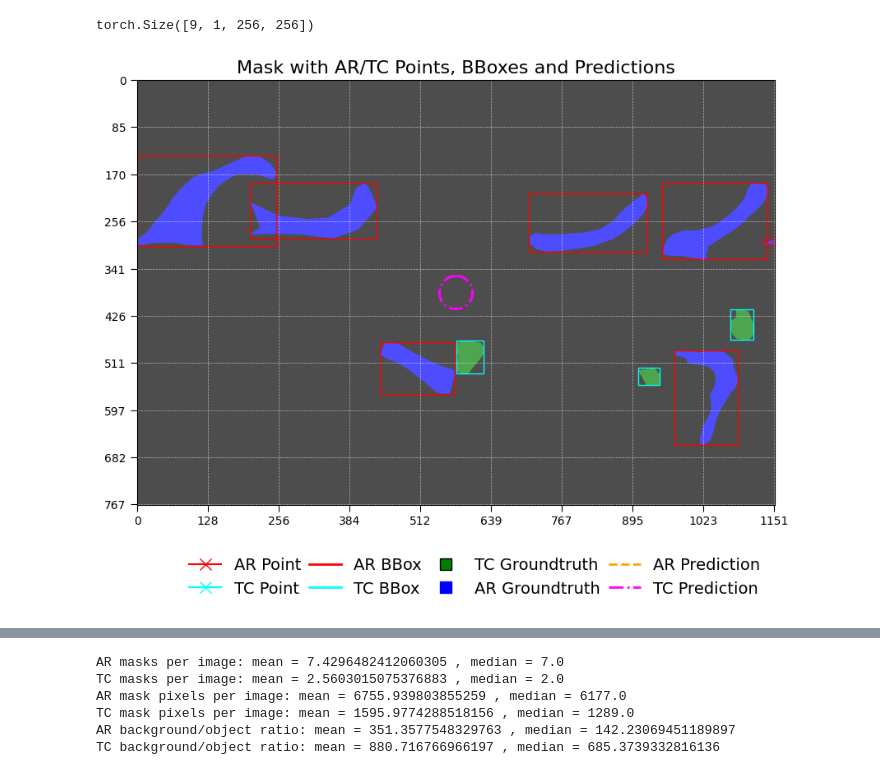
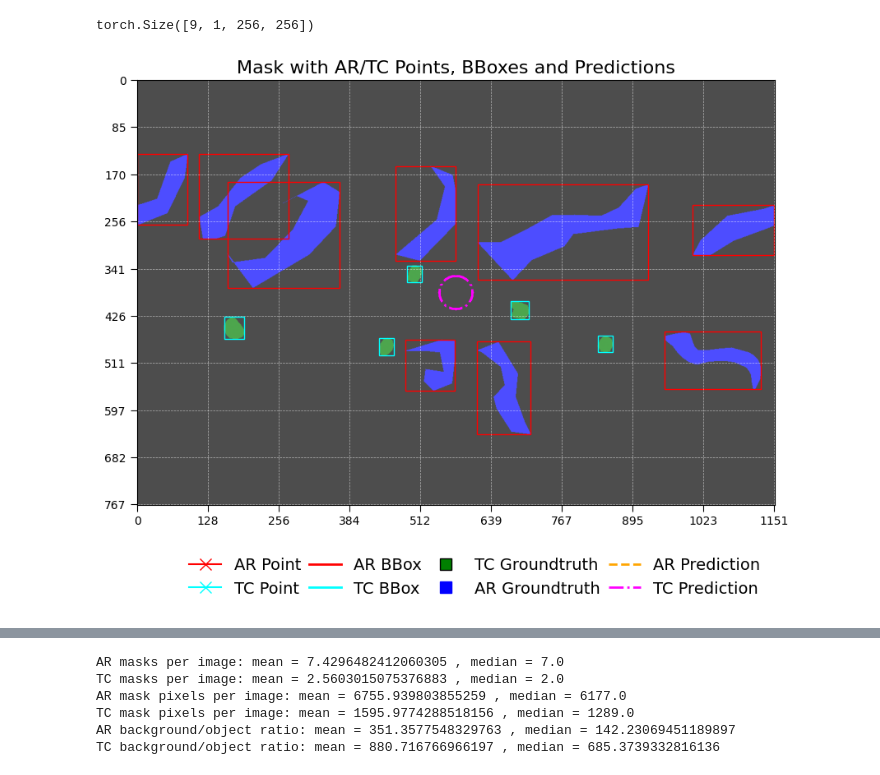
Before and after one commit to thangible/ClimateSAM, a Jupyter notebook: dataset_exploration.ipynb, the cells around one changed output, grey strips where cells are left out. Saved outputs shown, nothing was run; the diff lists cells and outputs as text; code cells hidden in the pictures.

```diff
--- a/dataset_exploration.ipynb
+++ b/dataset_exploration.ipynb
@@ -21,7 +21,7 @@ device, local_rank = setup_device_and_distributed(0)
 
 data_dir = "../data/"
 val_dataset = ClimateDataset(
-        data_dir=data_dir, train_flag=True, transforms=None
+        data_dir=data_dir, train_flag=True,
     )
 val_collate_fn = val_dataset.collate_fn
 debug_size = 10
@@ -44,7 +44,7 @@ def worker_init_fn(worker_id: int, base_seed: int, same_worker_seed: bool = True
 
 val_dataloader = DataLoader(
         dataset=val_dataset, batch_size=4, shuffle=False, num_workers=0,
-        drop_last=False, collate_fn=val_collate_fn
+        drop_last=False, collate_fn=val_collate_fn, worker_init_fn=partial(worker_init_fn, base_seed=3407)
     )
 # %% [output]
 Loading mean/std from ../data/mean_std.npy
@@ -87,7 +91,7 @@ import matplotlib.pyplot as plt
 from train_util import plot_mask_with_points_and_bbox
 from train_util import batch_to_cuda
 for val_step, batch in enumerate(val_dataloader):
-    batch = batch_to_cuda(batch, device)
+    # batch = batch_to_cuda(batch, device)
     ar_points = batch['ar_point_prompts'] #tuple of (list of (batch, num_points, 2) tensor or None, list of 1)
     tc_points = batch['tc_point_prompts'] #tuple of (list of (batch, num_points, 2) tensor or None, lsit of 1)
     ar_bbox = batch['ar_bbox_prompts']  # list of (batch, num_boxes, 1, 4) tensor or None
@@ -95,31 +99,31 @@ for val_step, batch in enumerate(val_dataloader):
     mask = batch['gt_mask']
 
     # if ar_points is not None:
     #     print(len(ar_bbox))
     #     print(ar_bbox)
     #     print(ar_bbox[0].shape)
     mask = mask[0]  # (H, W)
     ar_points_0 = batch['ar_point_prompts'][0]
     tc_points_0 = batch['tc_point_prompts'][0]
     ar_bbox_0 = batch['ar_bbox_prompts'][0]
     tc_bbox_0 = batch['tc_bbox_prompts'][0]
 
 
 
     tc_pred_mask = torch.zeros_like(mask)
     center_y, center_x = tc_pred_mask.shape[0] // 2, tc_pred_mask.shape[1] // 2
     radius = 30
     Y, X = torch.meshgrid(torch.arange(tc_pred_mask.shape[0]), torch.arange(tc_pred_mask.shape[1]), indexing='ij')
     dist = (X - center_x) ** 2 + (Y - center_y) ** 2
     tc_pred_mask[dist <= radius ** 2] = 1
     ar_pred_mask = torch.zeros_like(mask)  # Dummy prediction mask for AR
 
 
 
     fig = plot_mask_with_points_and_bbox(mask, ar_points_0, tc_points_0, ar_bbox_0, tc_bbox_0, tc_pred_mask, ar_pred_mask, radius=8, save_path=f'exp/debug/val_step_{val_step}.png', axis =True)
 
     break
 
 fig
 # %% [output]
-[figure, old version]
+[figure, new version]
```
Also changed, not shown: parts of 5 cells of this notebook, 2 other files.
